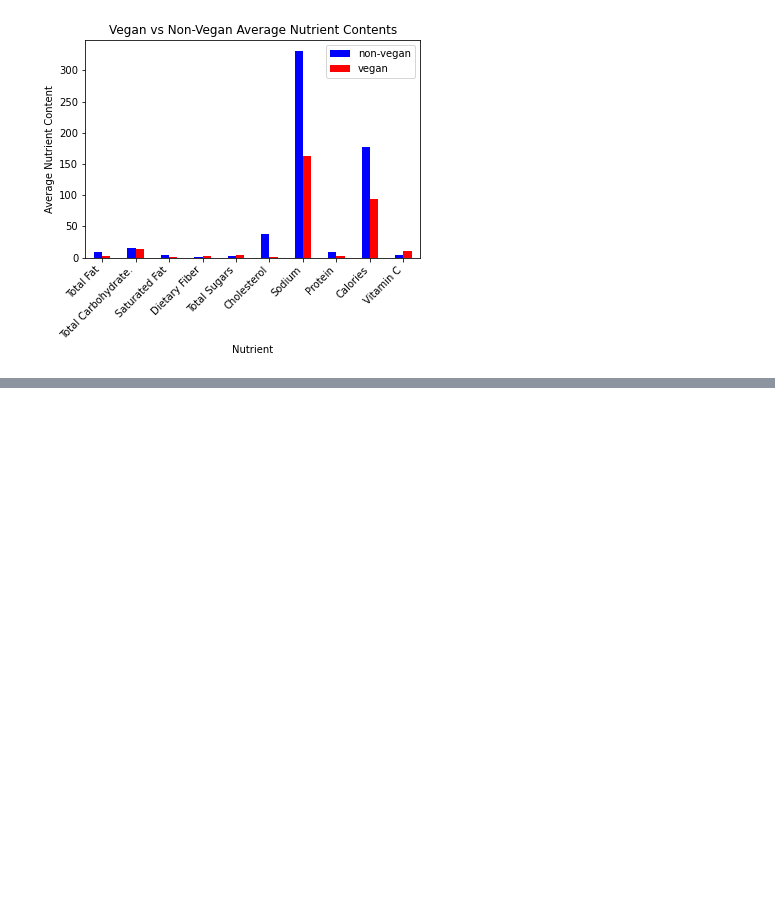
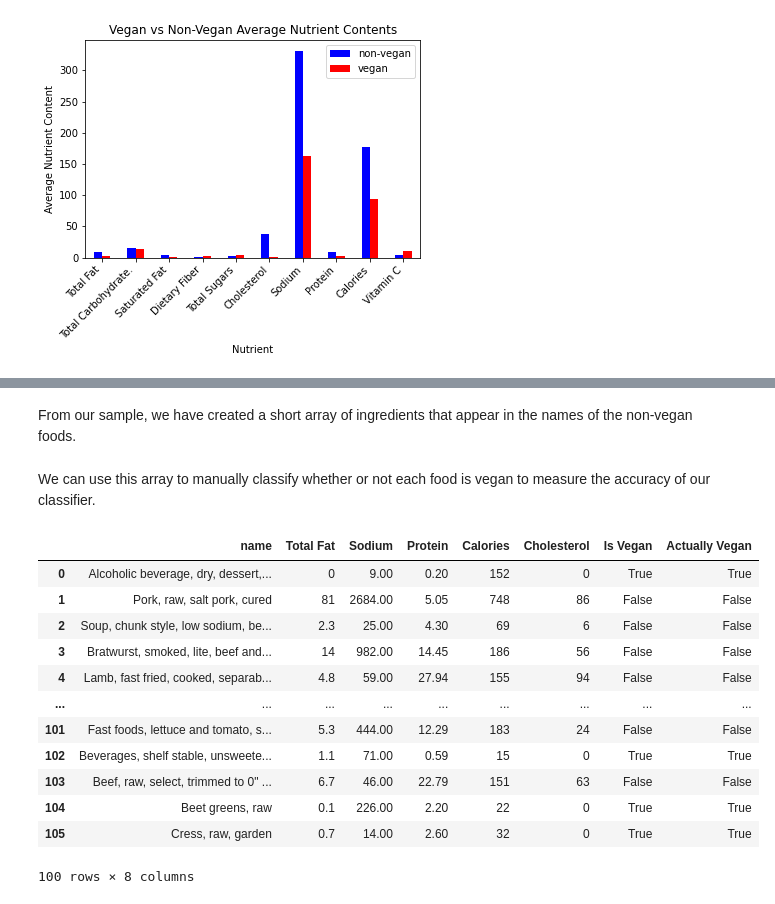
Before and after one commit to harlansgs/fall-2021-umd-dining-analysis, a Jupyter notebook: Meats at Maryland.ipynb, the cells around one changed output, grey strips where cells are left out. Drawn from its saved outputs; the diff is of its cells as text; code cells hidden in the pictures; blank space fills up the shorter version.

Commit message:
classifier stuff almost done

```diff
--- a/Meats at Maryland.ipynb
+++ b/Meats at Maryland.ipynb
@@ -707,0 +683,10 @@ merged[merged['Is Vegetarian'] == False]
+# %%
+new_data = pd.read_csv("nutrition.csv", sep=',')
+new_data = new_data.loc[:,['name','total_fat', 'sodium', 'protein','calories', 'cholesterol']]
+new_data['total_fat'] = new_data.total_fat.str.replace('g' , '')
+new_data['protein'] = new_data.protein.str.replace(' g' , '')
+new_data['name'] = new_data.name.str.replace('almond milk' , 'almondmilk')
+new_data['sodium'] = new_data.sodium.str.replace('mg' , '')
+new_data['cholesterol'] = new_data.cholesterol.str.replace('mg' , '')
+new_data.rename(columns = {'cholesterol' : 'Cholesterol', 'total_fat' : 'Total Fat', 'calories' : 'Calories', 'protein' : 'Protein', 'sodium' : 'Sodium'}, inplace = True)
+new_data
@@ -707,0 +707,13 @@ merged[merged['Is Vegetarian'] == False]
+# %%
+X = df.loc[ : , ['Total Fat', 'Sodium','Protein','Cholesterol', 'Calories']]
+y = df['Is Vegan'].astype(bool)
+#X_train, X_test, y_train, y_test = train_test_split(X, y, test_size=0.3)
+clf=RandomForestClassifier(n_estimators=1000, random_state = 10)
+rforestScores = cross_val_score(clf, X, y, cv=10)
+print(rforestScores)
+clf.fit(X,y)
+
+trimmed_data = new_data.sample(n=100,random_state=23)
+X_test = trimmed_data.loc[ : , ['Total Fat', 'Sodium','Protein','Cholesterol', 'Calories']]
+
+y_pred=clf.predict(X_test)
@@ -707,0 +723,6 @@ merged[merged['Is Vegetarian'] == False]
+# %%
+X_test['Is Vegan'] = y_pred
+merged = trimmed_data.merge(X_test)
+merged.dropna(inplace = True)
+merged.drop_duplicates(inplace = True)
+merged
@@ -707,0 +743,30 @@ merged[merged['Is Vegetarian'] == False]
+# %% [markdown]
+From our sample, we have created a short array of ingredients that appear in the names of the non-vegan foods.
+# %%
+non_vegan_words = ['pork', 'beef', 'honey', 'turkey', 'lamb','fish', 'veal', 'egg', 'pepperoni', 'chicken', 'meat', 'steak', 'cheese', ' milk', 'dulce', 'gravy', 'chocolate chip']
+# %% [markdown]
+We can use this array to manually classify whether or not each food is vegan to measure the accuracy of our classifier.
+# %%
+merged['Actually Vegan'] = ''
+
+for index, name in zip(merged.index, merged['name']):
+    if any(non_veg in name.lower() for non_veg in non_vegan_words):
+        merged.at[index,'Actually Vegan'] = False
+    else:
+        merged.at[index,'Actually Vegan'] = True
+
+merged
+# %% [output]
+|  | name | Total Fat | Sodium | Protein | Calories | Cholesterol | Is Vegan | Actually Vegan |
+| 0 | Alcoholic beverage, dry, dessert,... | 0 | 9.00 | 0.20 | 152 | 0 | True | True |
+| 1 | Pork, raw, salt pork, cured | 81 | 2684.00 | 5.05 | 748 | 86 | False | False |
+| 2 | Soup, chunk style, low sodium, be... | 2.3 | 25.00 | 4.30 | 69 | 6 | False | False |
+| 3 | Bratwurst, smoked, lite, beef and... | 14 | 982.00 | 14.45 | 186 | 56 | False | False |
+| 4 | Lamb, fast fried, cooked, separab... | 4.8 | 59.00 | 27.94 | 155 | 94 | False | False |
+| ... | ... | ... | ... | ... | ... | ... | ... | ... |
+| 101 | Fast foods, lettuce and tomato, s... | 5.3 | 444.00 | 12.29 | 183 | 24 | False | False |
+| 102 | Beverages, shelf stable, unsweete... | 1.1 | 71.00 | 0.59 | 15 | 0 | True | True |
+| 103 | Beef, raw, select, trimmed to 0" ... | 6.7 | 46.00 | 22.79 | 151 | 63 | False | False |
+| 104 | Beet greens, raw | 0.1 | 226.00 | 2.20 | 22 | 0 | True | True |
+| 105 | Cress, raw, garden | 0.7 | 14.00 | 2.60 | 32 | 0 | True | True |
+100 rows × 8 columns
```
Also changed, not shown: parts of 22 cells of this notebook, 1 other file.
